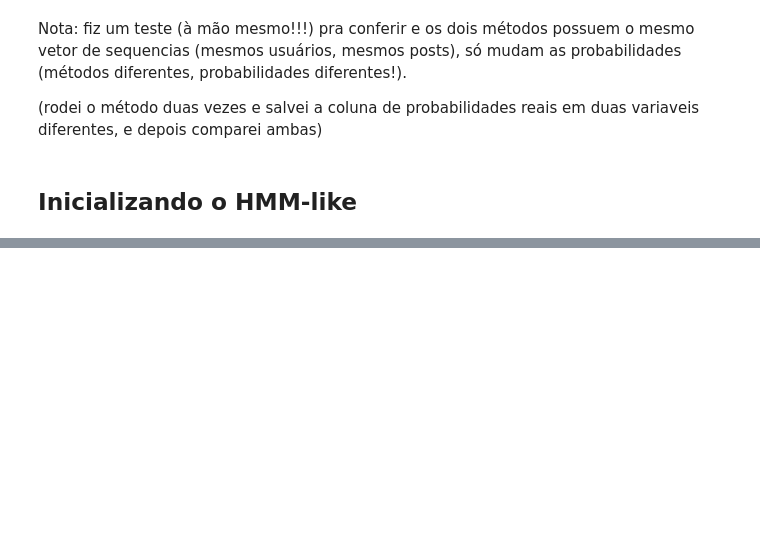
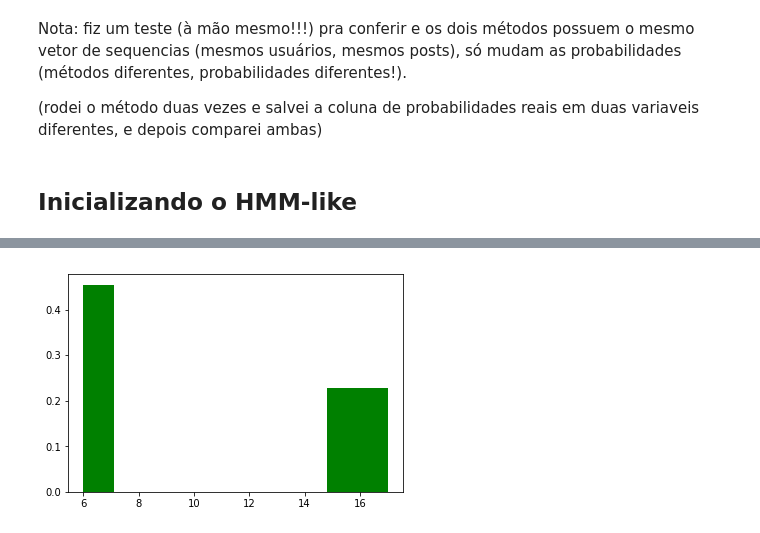
Before and after one commit to rafaelsmedina/reddit, a Jupyter notebook: e_ml_methods/HMM-like.ipynb, the cells around one changed output, grey strips where cells are left out. Cells and saved outputs as stored; diff of their text form; code cells hidden in the pictures; blank space fills up the shorter version.

```diff
--- a/e_ml_methods/HMM-like.ipynb
+++ b/e_ml_methods/HMM-like.ipynb
@@ -225,0 +263,5 @@ for user in sequences:
+# %%
+plt.hist(one_to_two_real, density=True, facecolor='g')
+plt.show()
+# %% [output]
+[figure, added]
```
Also changed, not shown: parts of 11 cells of this notebook, 10 other files.
